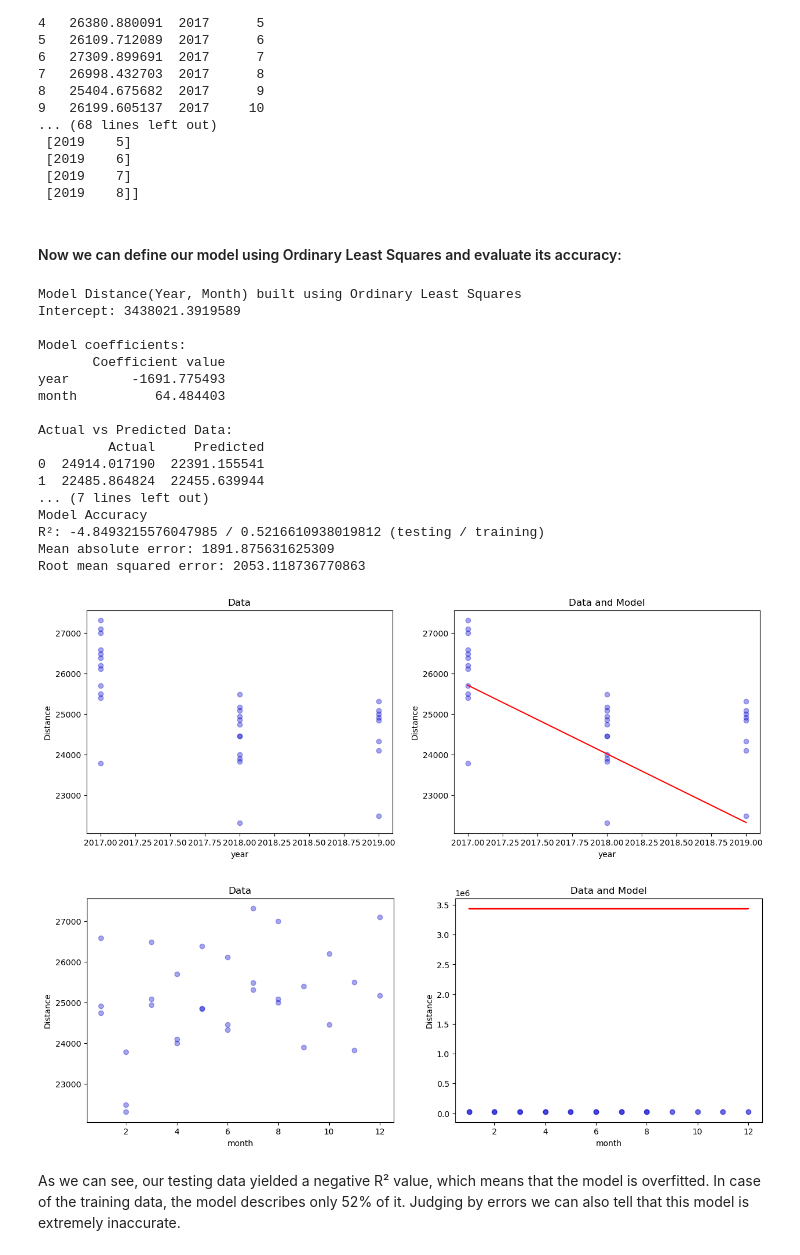
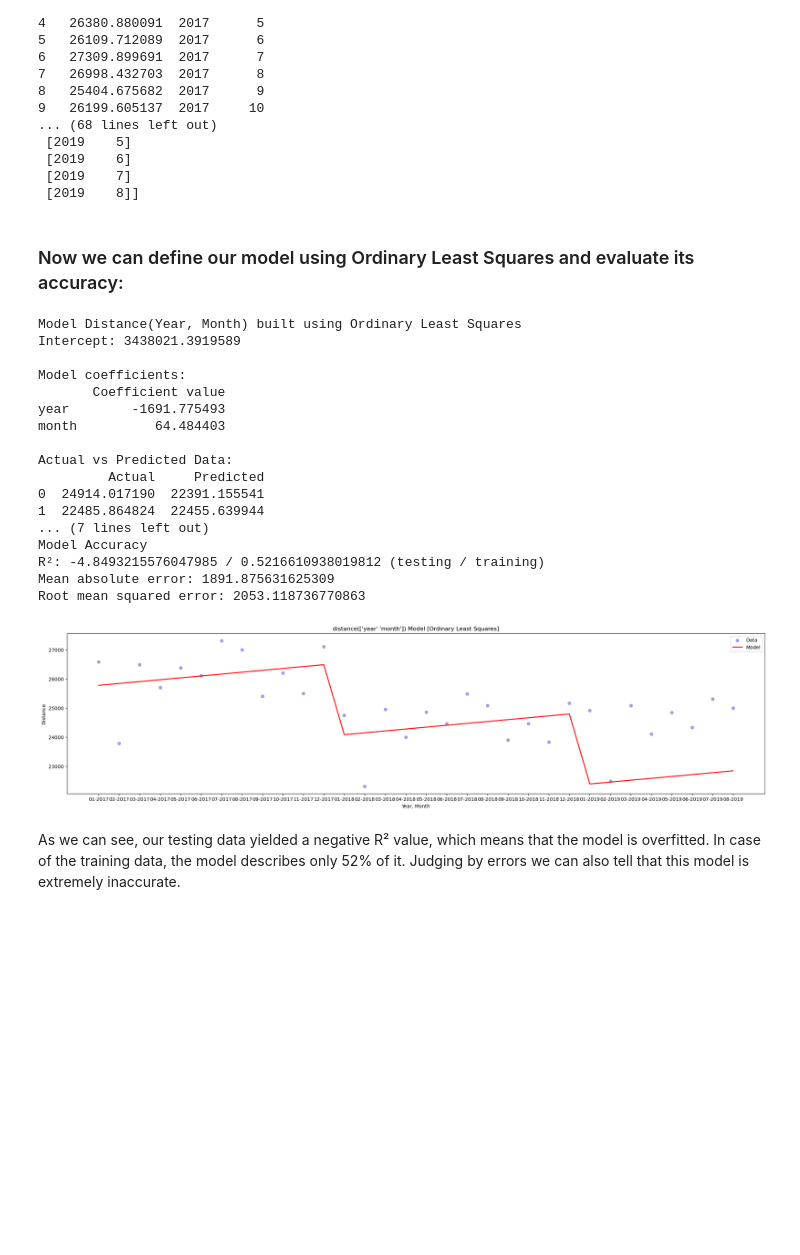
Before and after one commit to Hitonoriol/MOND-PI, a Jupyter notebook: lab-6-linear-regression-models.ipynb, the cells around one changed output. Cells and saved outputs as stored; diff of their text form; code cells hidden in the pictures; blank space fills up the shorter version.

Commit message:
Fix multiple regression dataframe partitioning

```diff
--- a/lab-6-linear-regression-models.ipynb
+++ b/lab-6-linear-regression-models.ipynb
@@ -261,36 +312,34 @@ Training data:
  [2019    7]
  [2019    8]]
 # %% [markdown]
-#### Now we can define our model using Ordinary Least Squares and evaluate its accuracy:
+### Now we can define our model using Ordinary Least Squares and evaluate its accuracy:
 # %%
 mod_ols = LinearRegression().fit(x_train, y_train)
-mae_ols, rmse_ols = evaluate_model(
+mae_ols, rmse_ols = evaluate_multi_model(
     "Ordinary Least Squares", mod_ols,
     xlabel = "Year, Month",
     ylabel = "Distance",
-    title = "Distance(Year, Month)",
-    multi = True
+    title = "Distance(Year, Month)"
 )
 # %% [output]
 Model Distance(Year, Month) built using Ordinary Least Squares
 Intercept: 3438021.3919589
 
 Model coefficients:
        Coefficient value
 year        -1691.775493
 month          64.484403
 
 Actual vs Predicted Data:
          Actual     Predicted
 0  24914.017190  22391.155541
 1  22485.864824  22455.639944
 ... (7 lines left out)
 Model Accuracy
 R²: -4.8493215576047985 / 0.5216610938019812 (testing / training)
 Mean absolute error: 1891.875631625309
 Root mean squared error: 2053.118736770863
-[figure, old version]
+[figure, new version]
-[figure, removed]
 # %% [markdown]
 As we can see, our testing data yielded a negative R² value, which means that the model is overfitted. In case of the training data, the model describes only 52% of it. Judging by errors we can also tell that this model is extremely inaccurate.
 # %% [markdown]
```
Also changed, not shown: parts of 10 cells of this notebook.
